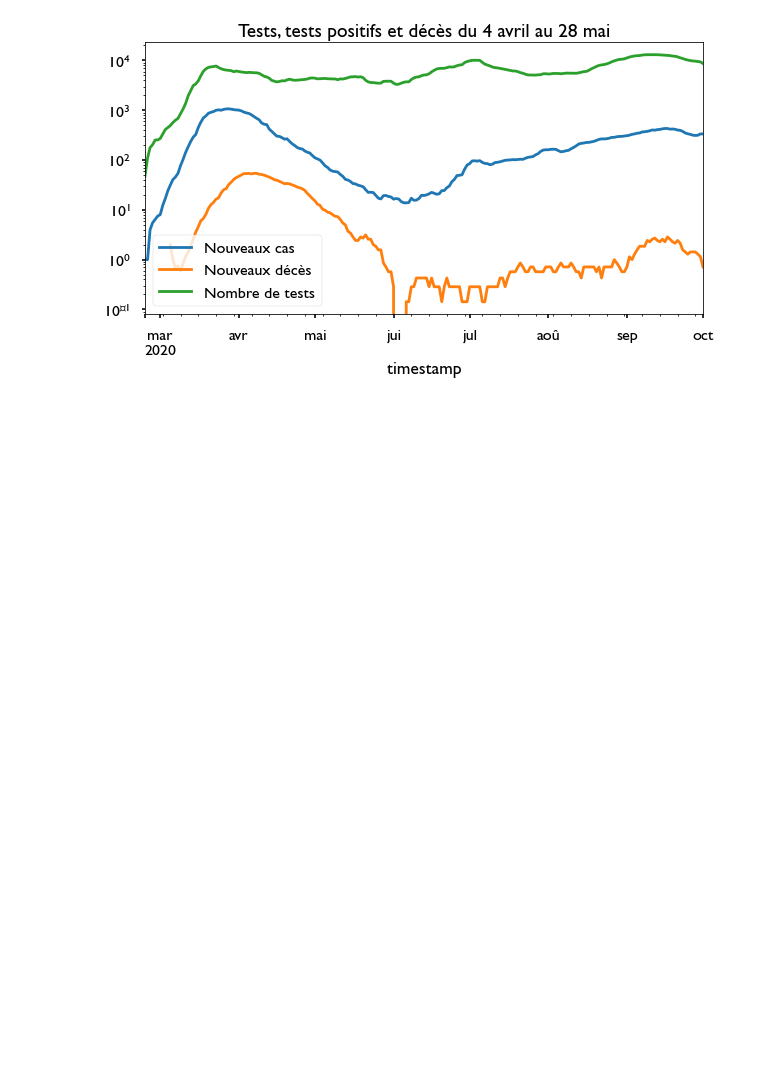
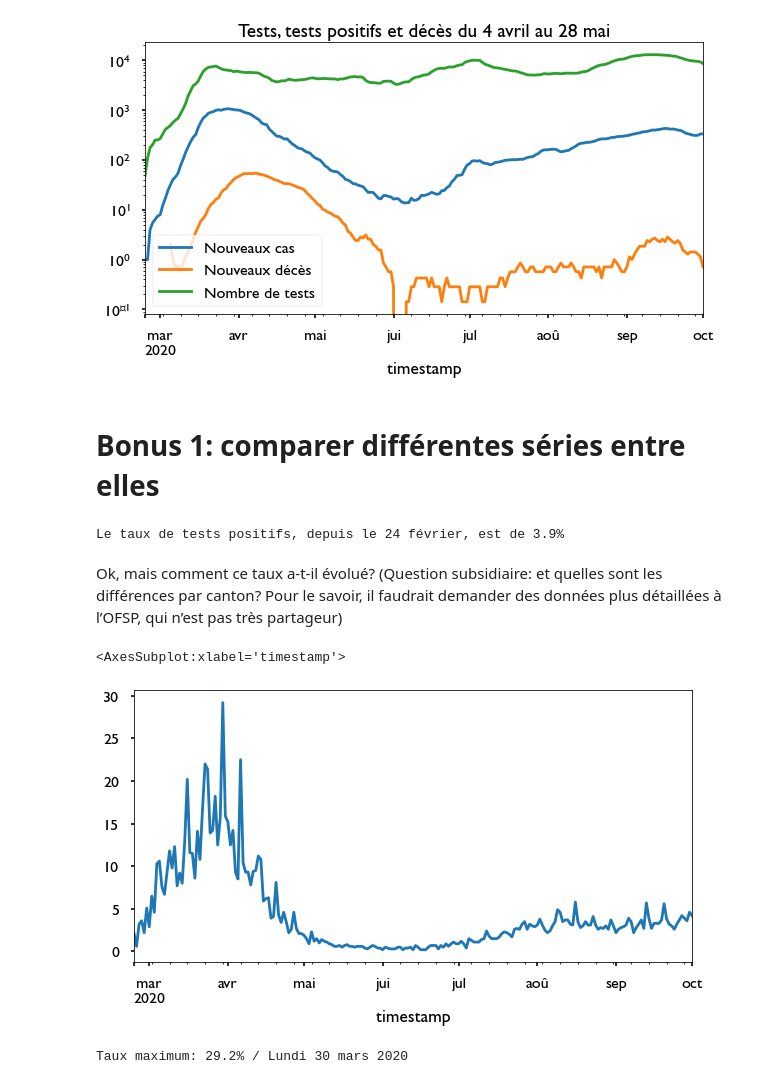
Before and after one commit to palrogg/cds-covid-19-workshop, a Jupyter notebook: notebooks/1_National_Data.ipynb, the cells around one changed output. Drawn from its saved outputs; the diff is of its cells as text; code cells hidden in the pictures; blank space fills up the shorter version.

```diff
--- a/notebooks/1_National_Data.ipynb
+++ b/notebooks/1_National_Data.ipynb
@@ -391,3 +391,24 @@ Font 'default' does not have a glyph for '-' [U+2212], substituting with a dummy
 Font 'default' does not have a glyph for '-' [U+2212], substituting with a dummy symbol.
 Font 'default' does not have a glyph for '-' [U+2212], substituting with a dummy symbol.
 [figure]
+# %% [markdown]
+# Bonus 1:  comparer différentes séries entre elles
+# %%
+taux_tests_positifs = round(100 * dfm['Nouveaux cas'].sum() / dfm['Nombre de tests'].sum(), 1)
+print(f'Le taux de tests positifs, depuis le 24 février, est de {taux_tests_positifs}%')
+# %% [output]
+Le taux de tests positifs, depuis le 24 février, est de 3.9%
+# %% [markdown]
+Ok, mais comment ce taux a-t-il évolué? (Question subsidiaire: et quelles sont les différences par canton? Pour le savoir, il faudrait demander des données plus détaillées à l’OFSP, qui n’est pas très partageur)
+# %%
+dfm['Taux de cas positifs'] = round(100 * dfm['Nouveaux cas'] / dfm['Nombre de tests'], 1)
+# %%
+dfm['Taux de cas positifs'].plot()
+# %% [output]
+<AxesSubplot:xlabel='timestamp'>
+[figure, added]
+# %%
+# Impressionnant maximum de 29,2%
+print( 'Taux maximum: {}% / {}'.format( dfm['Taux de cas positifs'].max(), dfm['Taux de cas positifs'].idxmax().strftime('%A %d %B %Y') ) )
+# %% [output]
+Taux maximum: 29.2% / Lundi 30 mars 2020
```
Also changed, not shown: parts of 13 cells of this notebook.
